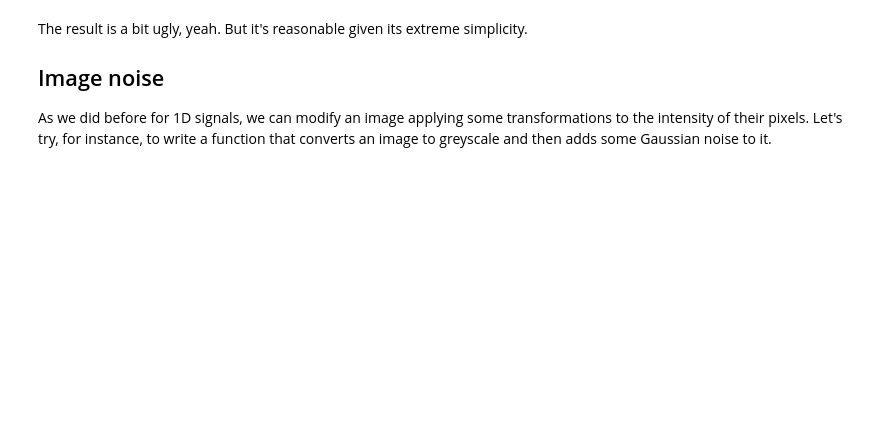
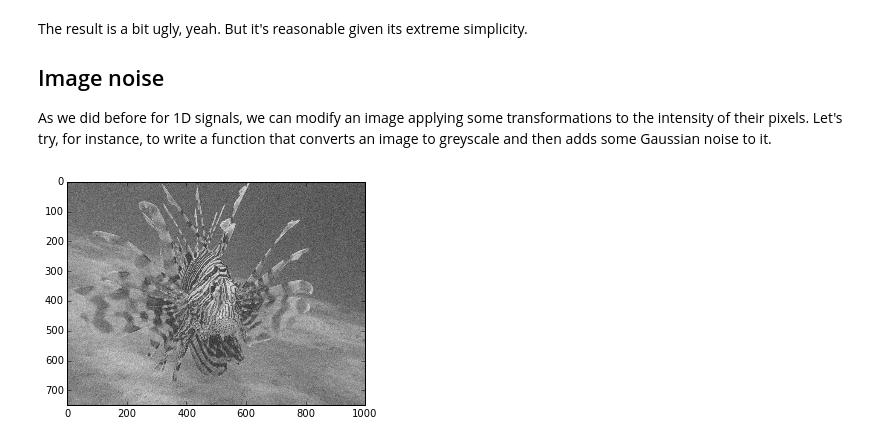
Before and after one commit to federicobozzini/unige-digital-signal-image-processing, a Jupyter notebook: lab0_part2/lab0_p2_STUDENTS.ipynb, the cells around one changed output. Cells and saved outputs as stored; diff of their text form; code cells hidden in the pictures; blank space fills up the shorter version.

```diff
--- a/lab0_part2/lab0_p2_STUDENTS.ipynb
+++ b/lab0_part2/lab0_p2_STUDENTS.ipynb
@@ -285,12 +319,16 @@ As we did before for 1D signals, we can modify an image applying some transforma
 # %%
 from skimage import color
 
 def rgb2noisygray(img, mu, sigma):
     # --- complete here --- #
-    return # --- complete here --- #
+    gray_img = color.rgb2gray(img)
+    noise = np.random.normal(mu, sigma, gray_img.shape)
+    return gray_img + noise
 
-noisy_img = rgb2noisygray(fish, 0, 1)
+noisy_img = rgb2noisygray(fish, 0, .1)
 plt.imshow(noisy_img, cmap='gray');
+# %% [output]
+[figure, added]
 # %% [markdown]
 ### Exercises
 
```
Also changed, not shown: parts of 21 cells of this notebook.
